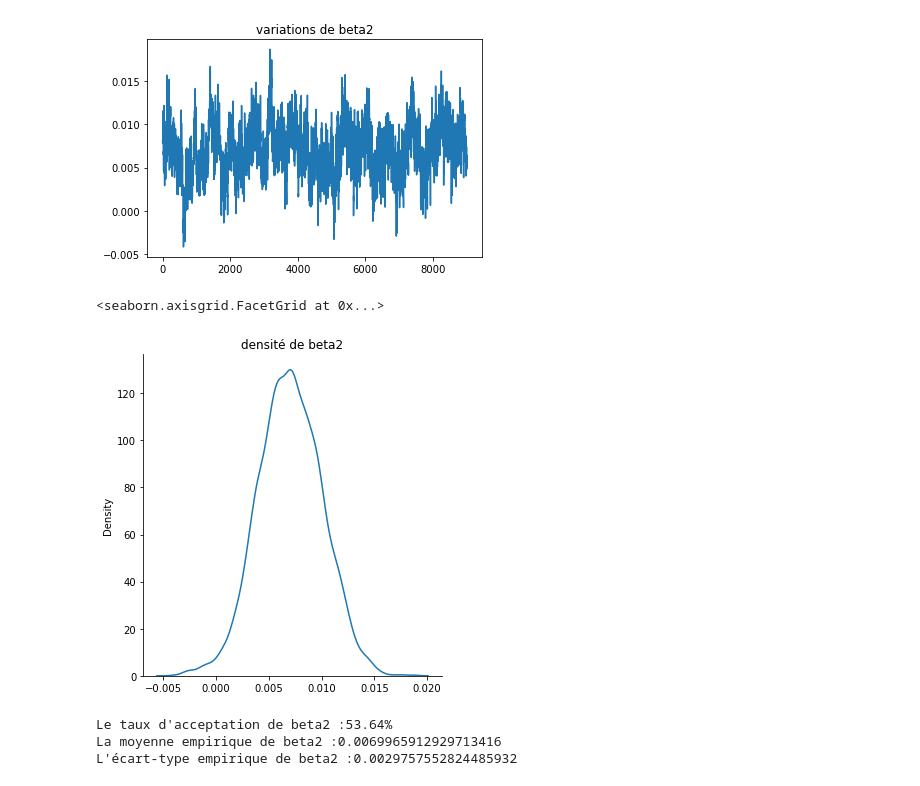
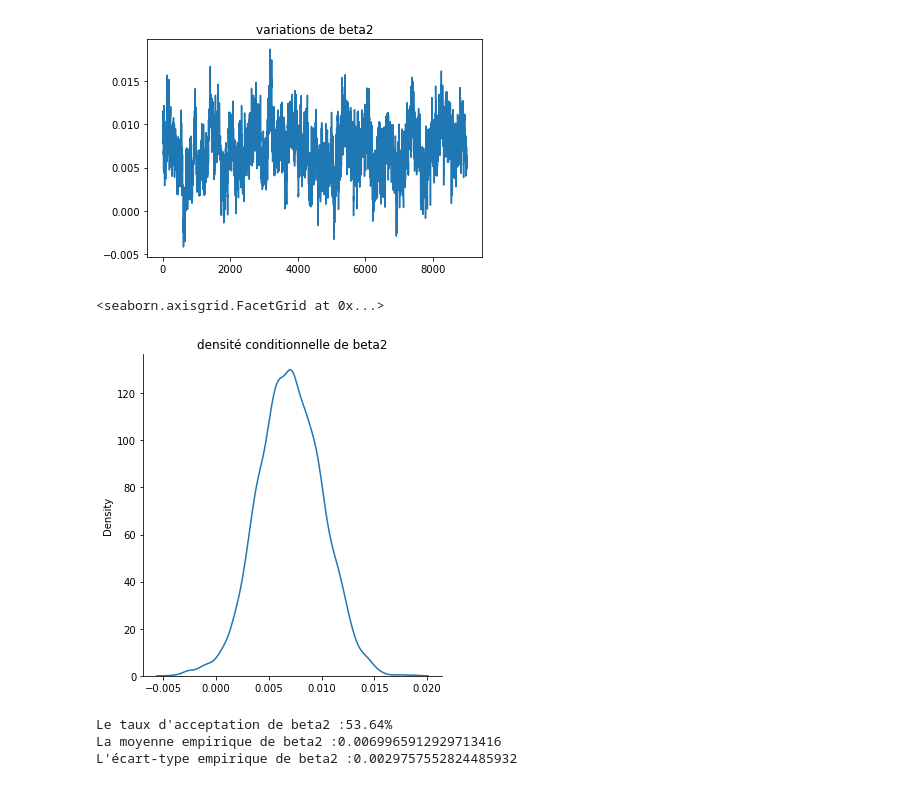
Before and after one commit to Lvalto/Projet-Oxford-smooth-fit-to-log-odds-ratios, a Jupyter notebook: Oxford-Aya.ipynb, the cells around one changed output. Cells and saved outputs as stored; diff of their text form; code cells hidden in the pictures.

```diff
--- a/Oxford-Aya.ipynb
+++ b/Oxford-Aya.ipynb
@@ -248,10 +248,10 @@ plt.title("variations de beta2")
 Text(0.5, 1.0, 'variations de beta2')
 [figure]
 # %%
-sns.displot(chain[:,2][1000:], kind="kde").set(title='densité de beta2')
+sns.displot(chain[:,2][1000:], kind="kde").set(title='densité conditionnelle de beta2')
 # %% [output]
 <seaborn.axisgrid.FacetGrid at 0x...>
-[figure, old version]
+[figure, new version]
 # %%
 print("Le taux d'acceptation de beta2 :" + str(acc_rate[2] / 100) + "%")
 print("La moyenne empirique de beta2 :" + str(np.mean(chain[:,2])))
```
Also changed, not shown: parts of 8 cells of this notebook.
